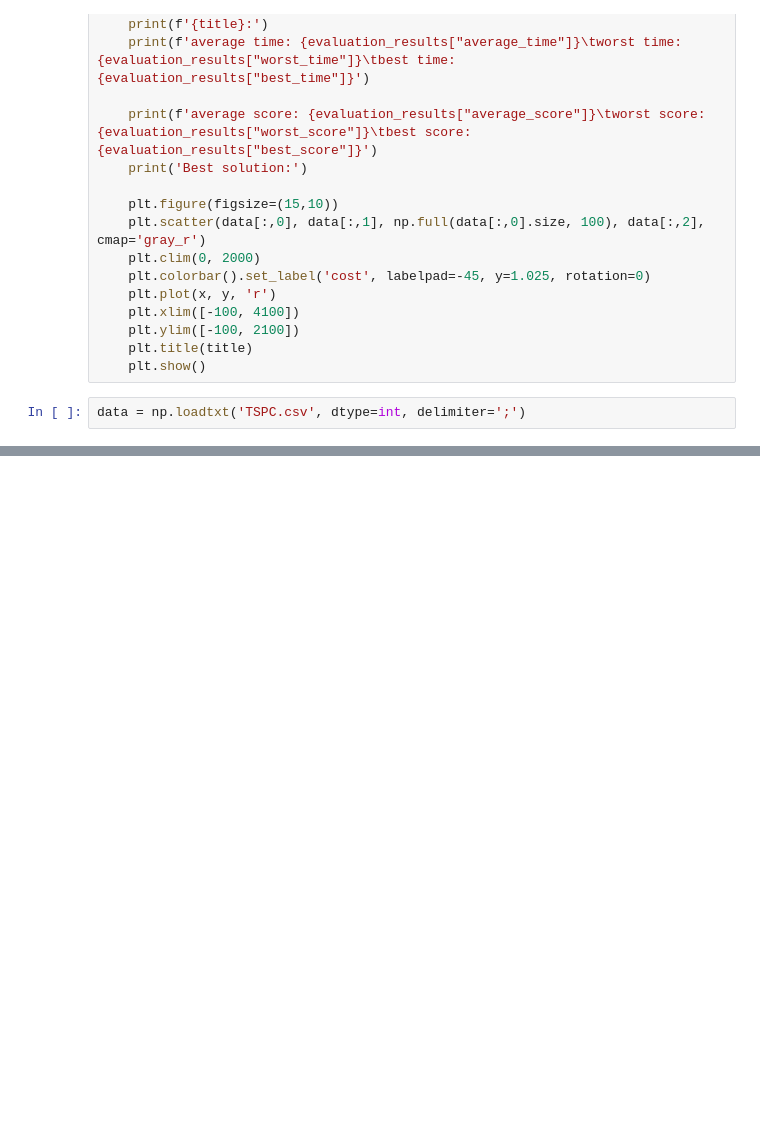
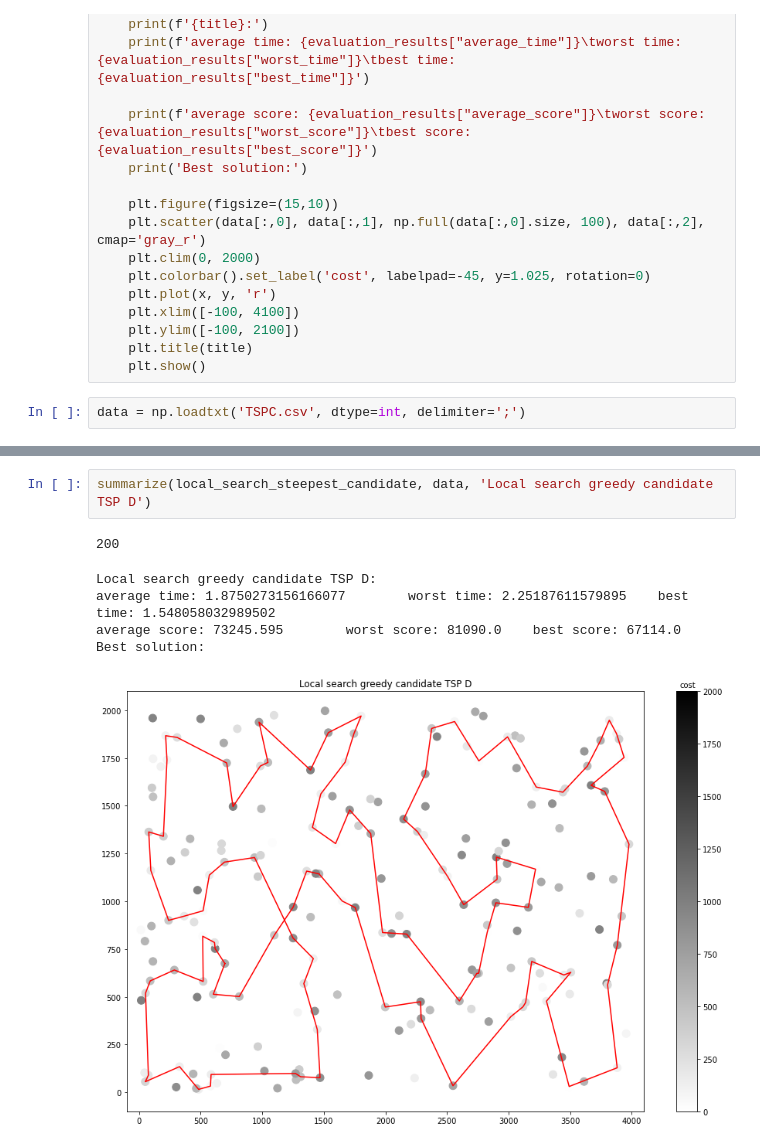
Before and after one commit to Mikikrus/Evolutionary-Computation, a Jupyter notebook: lab4/EC_lab4.ipynb, the cells around one changed output, grey strips where cells are left out. Drawn from its saved outputs; the diff is of its cells as text; blank space fills up the shorter version.

```diff
--- a/lab4/EC_lab4.ipynb
+++ b/lab4/EC_lab4.ipynb
@@ -271,0 +267,9 @@ Best solution:
+# %%
+summarize(local_search_steepest_candidate, data, 'Local search greedy candidate TSP D')
+# %% [output]
+200
+Local search greedy candidate TSP D:
+average time: 1.8750273156166077        worst time: 2.25187611579895    best time: 1.548058032989502
+average score: 73245.595        worst score: 81090.0    best score: 67114.0
+Best solution:
+[figure, added]
```
Also changed, not shown: parts of 6 cells of this notebook.
